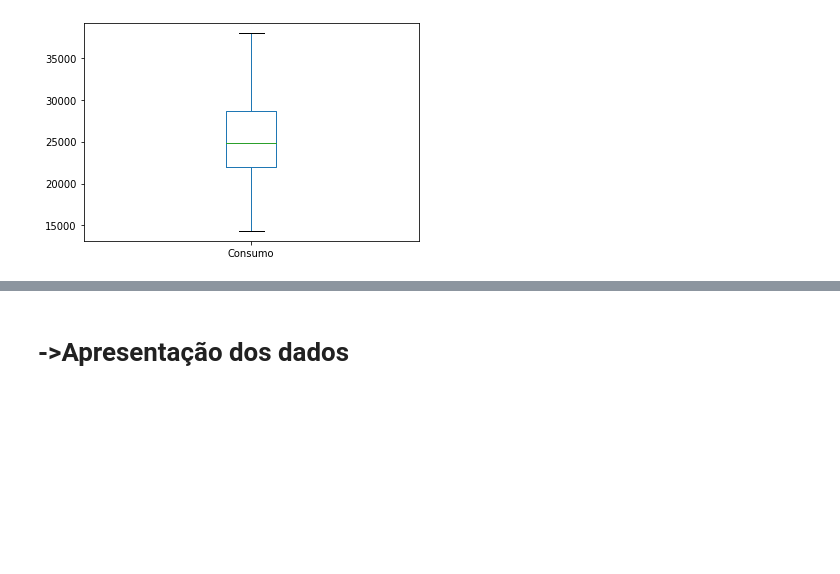
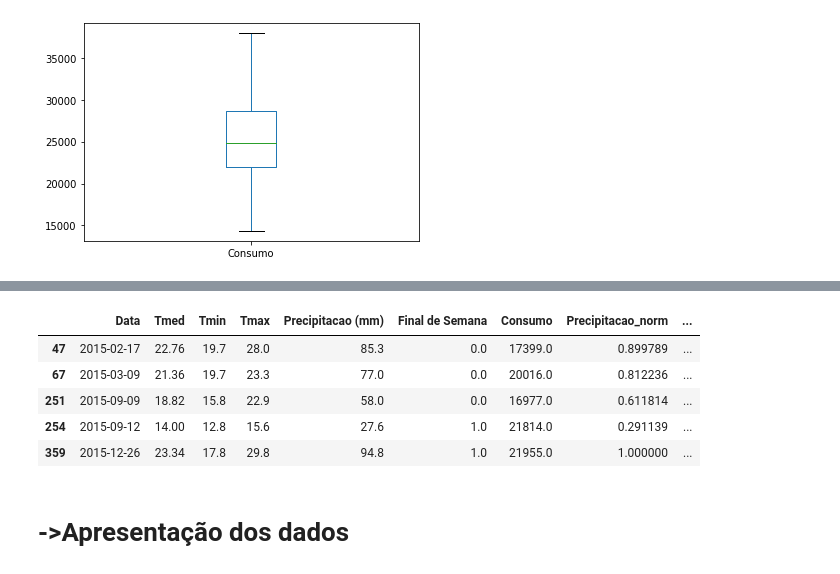
Before and after one commit to thiagorayam/Data, a Jupyter notebook: Exemplo1.ipynb, the cells around one changed output, grey strips where cells are left out. Saved outputs shown, nothing was run; the diff lists cells and outputs as text; code cells hidden in the pictures; blank space fills up the shorter version.

```diff
--- a/Exemplo1.ipynb
+++ b/Exemplo1.ipynb
@@ -259,3 +278,12 @@ df['Tmed'].plot.box()
+# %%
+df[abs(df['Clima']-df['Clima'].median())*0.6745/mad2>2.5]
+# %% [output]
+|  | Data | Tmed | Tmin | Tmax | Precipitacao (mm) | Final de Semana | Consumo | Precipitacao_norm | ... |
+| 47 | 2015-02-17 | 22.76 | 19.7 | 28.0 | 85.3 | 0.0 | 17399.0 | 0.899789 | ... |
+| 67 | 2015-03-09 | 21.36 | 19.7 | 23.3 | 77.0 | 0.0 | 20016.0 | 0.812236 | ... |
+| 251 | 2015-09-09 | 18.82 | 15.8 | 22.9 | 58.0 | 0.0 | 16977.0 | 0.611814 | ... |
+| 254 | 2015-09-12 | 14.00 | 12.8 | 15.6 | 27.6 | 1.0 | 21814.0 | 0.291139 | ... |
+| 359 | 2015-12-26 | 23.34 | 17.8 | 29.8 | 94.8 | 1.0 | 21955.0 | 1.000000 | ... |
 # %% [markdown]
 # **->Apresentação dos dados**
 # %% [markdown]
```
Also changed, not shown: parts of 7 cells of this notebook.
